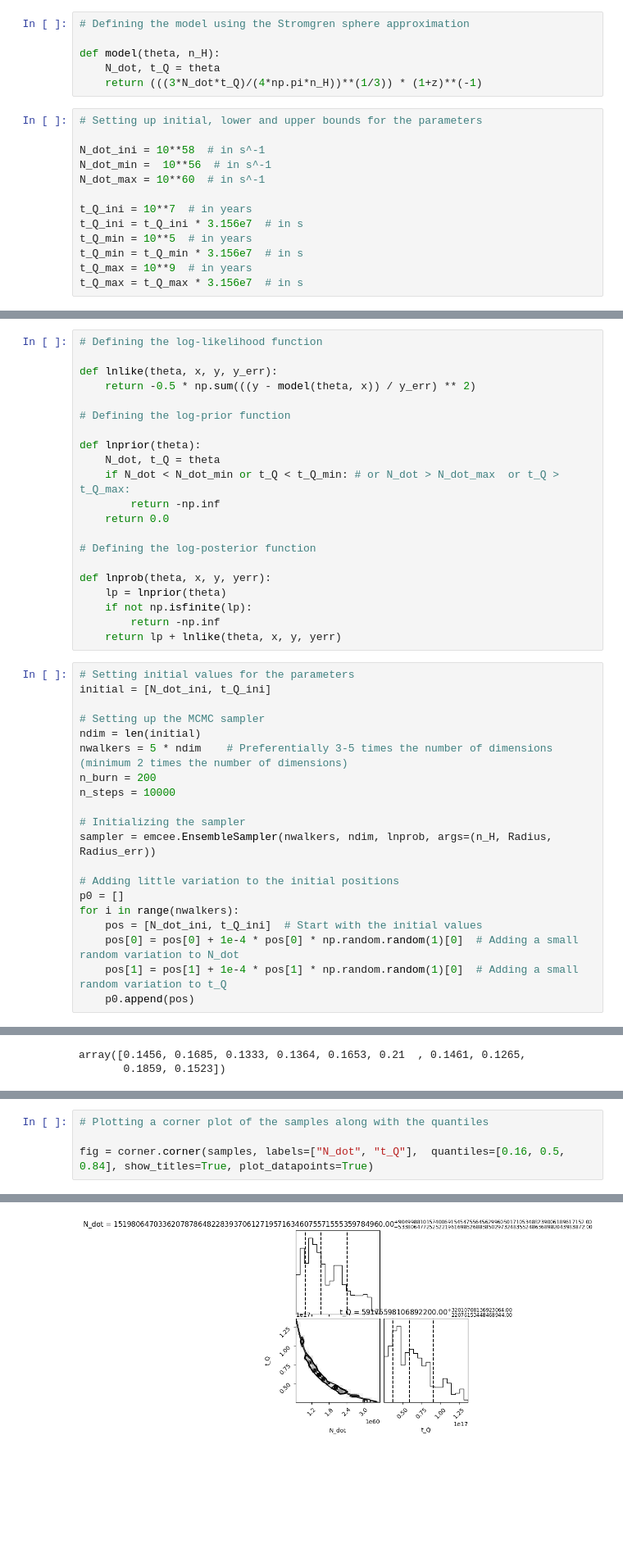
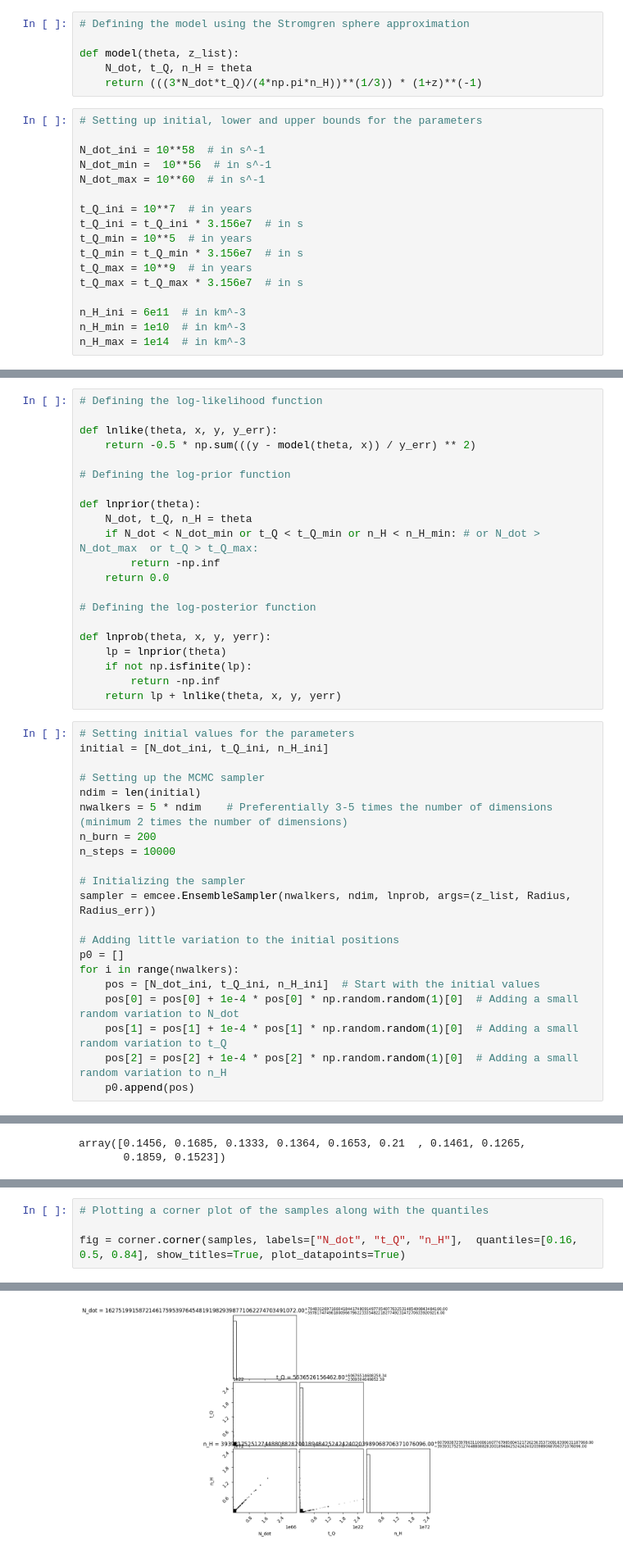
Before and after one commit to Booritth-Balaji/SZ-Quasar-CMB, a Jupyter notebook: Codes/Test.ipynb, the cells around one changed output, grey strips where cells are left out. Shown at 82% size. Drawn from its saved outputs; the diff is of its cells as text; blank space fills up the shorter version.

```diff
--- a/Codes/Test.ipynb
+++ b/Codes/Test.ipynb
@@ -73,8 +71,8 @@ n_H = n_e / (1 - f_H)  # Assuming all electrons are from ionized hydrogen
 # %%
 # Defining the model using the Stromgren sphere approximation
 
-def model(theta, n_H):
-    N_dot, t_Q = theta
+def model(theta, z_list):
+    N_dot, t_Q, n_H = theta
     return (((3*N_dot*t_Q)/(4*np.pi*n_H))**(1/3)) * (1+z)**(-1)
 # %%
 # Setting up initial, lower and upper bounds for the parameters
@@ -89,6 +87,10 @@ t_Q_min = 10**5  # in years
 t_Q_min = t_Q_min * 3.156e7  # in s
 t_Q_max = 10**9  # in years
 t_Q_max = t_Q_max * 3.156e7  # in s
+
+n_H_ini = 6e11  # in km^-3
+n_H_min = 1e10  # in km^-3
+n_H_max = 1e14  # in km^-3
 # %%
 # Calculating error in the diameter
 
@@ -103,8 +105,8 @@ def lnlike(theta, x, y, y_err):
 # Defining the log-prior function
 
 def lnprior(theta):
-    N_dot, t_Q = theta
-    if N_dot < N_dot_min or t_Q < t_Q_min: # or N_dot > N_dot_max  or t_Q > t_Q_max:
+    N_dot, t_Q, n_H = theta
+    if N_dot < N_dot_min or t_Q < t_Q_min or n_H < n_H_min: # or N_dot > N_dot_max  or t_Q > t_Q_max:
         return -np.inf
     return 0.0
 
@@ -117,7 +119,7 @@ def lnprob(theta, x, y, yerr):
     return lp + lnlike(theta, x, y, yerr)
 # %%
 # Setting initial values for the parameters
-initial = [N_dot_ini, t_Q_ini]
+initial = [N_dot_ini, t_Q_ini, n_H_ini]
 
 # Setting up the MCMC sampler
 ndim = len(initial)
@@ -126,12 +128,13 @@ n_burn = 200
 n_steps = 10000
 
 # Initializing the sampler
-sampler = emcee.EnsembleSampler(nwalkers, ndim, lnprob, args=(n_H, Radius, Radius_err))
+sampler = emcee.EnsembleSampler(nwalkers, ndim, lnprob, args=(z_list, Radius, Radius_err))
 
 # Adding little variation to the initial positions
 p0 = []
 for i in range(nwalkers):
-    pos = [N_dot_ini, t_Q_ini]  # Start with the initial values
+    pos = [N_dot_ini, t_Q_ini, n_H_ini]  # Start with the initial values
     pos[0] = pos[0] + 1e-4 * pos[0] * np.random.random(1)[0]  # Adding a small random variation to N_dot
     pos[1] = pos[1] + 1e-4 * pos[1] * np.random.random(1)[0]  # Adding a small random variation to t_Q
+    pos[2] = pos[2] + 1e-4 * pos[2] * np.random.random(1)[0]  # Adding a small random variation to n_H
     p0.append(pos)
@@ -198,5 +209,5 @@ plt.show()
 # %%
 # Plotting a corner plot of the samples along with the quantiles
 
-fig = corner.corner(samples, labels=["N_dot", "t_Q"],  quantiles=[0.16, 0.5, 0.84], show_titles=True, plot_datapoints=True)
+fig = corner.corner(samples, labels=["N_dot", "t_Q", "n_H"],  quantiles=[0.16, 0.5, 0.84], show_titles=True, plot_datapoints=True)
 # %% [output]
@@ -203,4 +217,4 @@ fig = corner.corner(samples, labels=["N_dot", "t_Q"],  quantiles=[0.16, 0.5, 0.8
-[figure, old version]
+[figure, new version]
 # %%
 # Plotting the variation with time of the MCMC walkers
 
```
Also changed, not shown: parts of 20 cells of this notebook.
